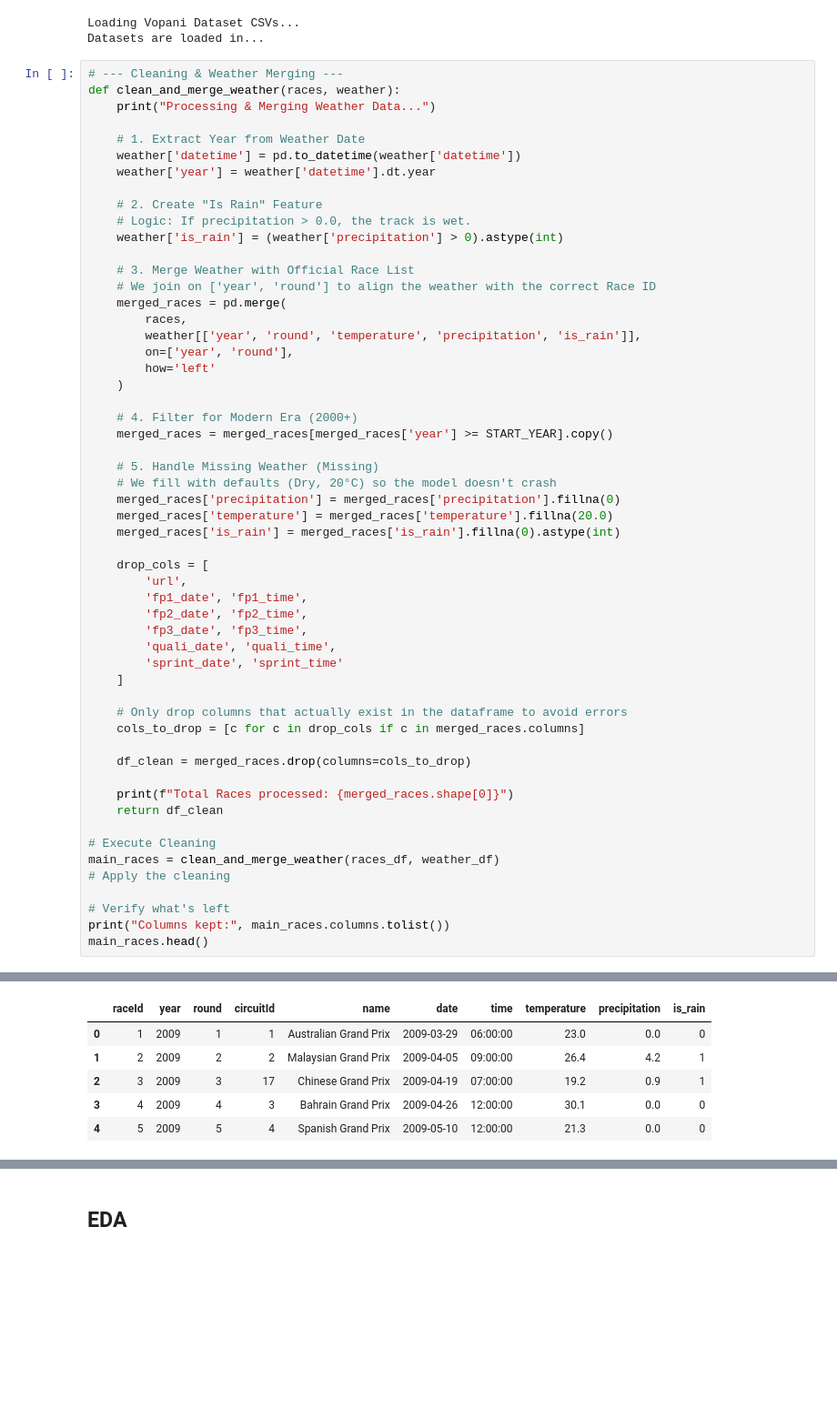
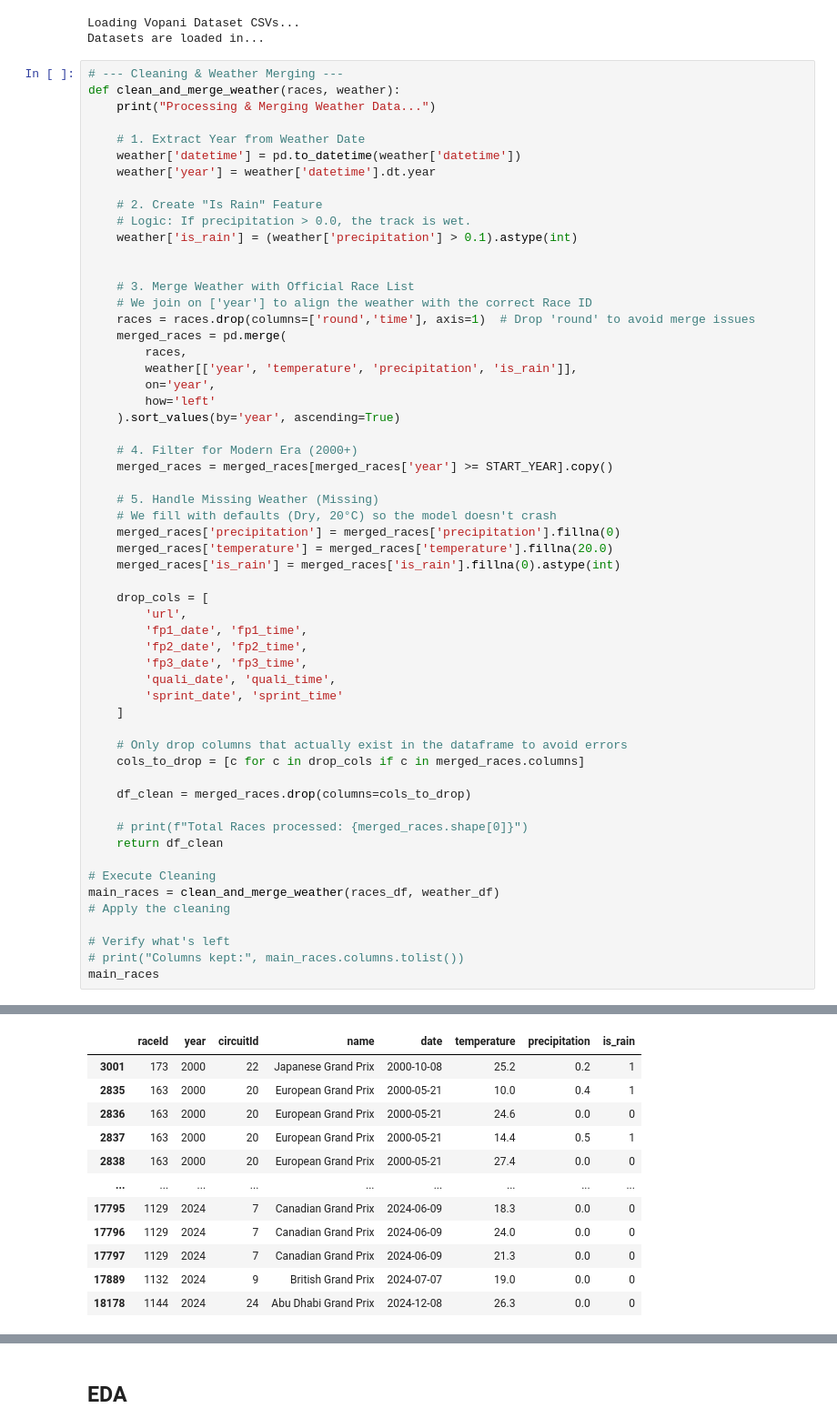
Before and after one commit to xiaojian1202/cse158-assignment-2, a Jupyter notebook: main.ipynb, the cells around one changed output, grey strips where cells are left out. Shown: that part at 91% size. Saved outputs shown, nothing was run; the diff lists cells and outputs as text; blank space fills up the shorter version.

```diff
--- a/main.ipynb
+++ b/main.ipynb
@@ -122,16 +122,18 @@ def clean_and_merge_weather(races, weather):
 
     # 2. Create "Is Rain" Feature
     # Logic: If precipitation > 0.0, the track is wet.
-    weather['is_rain'] = (weather['precipitation'] > 0).astype(int)
+    weather['is_rain'] = (weather['precipitation'] > 0.1).astype(int)
+
 
     # 3. Merge Weather with Official Race List
-    # We join on ['year', 'round'] to align the weather with the correct Race ID
+    # We join on ['year'] to align the weather with the correct Race ID
+    races = races.drop(columns=['round','time'], axis=1)  # Drop 'round' to avoid merge issues
     merged_races = pd.merge(
         races,
-        weather[['year', 'round', 'temperature', 'precipitation', 'is_rain']],
-        on=['year', 'round'],
+        weather[['year', 'temperature', 'precipitation', 'is_rain']],
+        on='year',
         how='left'
-    )
+    ).sort_values(by='year', ascending=True)
 
     # 4. Filter for Modern Era (2000+)
     merged_races = merged_races[merged_races['year'] >= START_YEAR].copy()
@@ -156,7 +158,7 @@ def clean_and_merge_weather(races, weather):
 
     df_clean = merged_races.drop(columns=cols_to_drop)
 
-    print(f"Total Races processed: {merged_races.shape[0]}")
+    # print(f"Total Races processed: {merged_races.shape[0]}")
     return df_clean
 
 # Execute Cleaning
@@ -164,7 +166,7 @@ main_races = clean_and_merge_weather(races_df, weather_df)
 # Apply the cleaning
 
 # Verify what's left
-print("Columns kept:", main_races.columns.tolist())
-main_races.head()
+# print("Columns kept:", main_races.columns.tolist())
+main_races
 # %% [output]
 Processing & Merging Weather Data...
@@ -173,6 +173,12 @@ Columns kept: ['raceId', 'year', 'round', 'circuitId', 'name', 'date', 'time', '
-|  | raceId | year | round | circuitId | name | date | time | temperature | precipitation | is_rain |
-| 0 | 1 | 2009 | 1 | 1 | Australian Grand Prix | 2009-03-29 | 06:00:00 | 23.0 | 0.0 | 0 |
-| 1 | 2 | 2009 | 2 | 2 | Malaysian Grand Prix | 2009-04-05 | 09:00:00 | 26.4 | 4.2 | 1 |
-| 2 | 3 | 2009 | 3 | 17 | Chinese Grand Prix | 2009-04-19 | 07:00:00 | 19.2 | 0.9 | 1 |
-| 3 | 4 | 2009 | 4 | 3 | Bahrain Grand Prix | 2009-04-26 | 12:00:00 | 30.1 | 0.0 | 0 |
-| 4 | 5 | 2009 | 5 | 4 | Spanish Grand Prix | 2009-05-10 | 12:00:00 | 21.3 | 0.0 | 0 |
+|  | raceId | year | circuitId | name | date | temperature | precipitation | is_rain |
+| 3001 | 173 | 2000 | 22 | Japanese Grand Prix | 2000-10-08 | 25.2 | 0.2 | 1 |
+| 2835 | 163 | 2000 | 20 | European Grand Prix | 2000-05-21 | 10.0 | 0.4 | 1 |
+| 2836 | 163 | 2000 | 20 | European Grand Prix | 2000-05-21 | 24.6 | 0.0 | 0 |
+| 2837 | 163 | 2000 | 20 | European Grand Prix | 2000-05-21 | 14.4 | 0.5 | 1 |
+| 2838 | 163 | 2000 | 20 | European Grand Prix | 2000-05-21 | 27.4 | 0.0 | 0 |
+| ... | ... | ... | ... | ... | ... | ... | ... | ... |
+| 17795 | 1129 | 2024 | 7 | Canadian Grand Prix | 2024-06-09 | 18.3 | 0.0 | 0 |
+| 17796 | 1129 | 2024 | 7 | Canadian Grand Prix | 2024-06-09 | 24.0 | 0.0 | 0 |
+| 17797 | 1129 | 2024 | 7 | Canadian Grand Prix | 2024-06-09 | 21.3 | 0.0 | 0 |
+| 17889 | 1132 | 2024 | 9 | British Grand Prix | 2024-07-07 | 19.0 | 0.0 | 0 |
+| 18178 | 1144 | 2024 | 24 | Abu Dhabi Grand Prix | 2024-12-08 | 26.3 | 0.0 | 0 |
```
Also changed, not shown: parts of 14 cells of this notebook.
